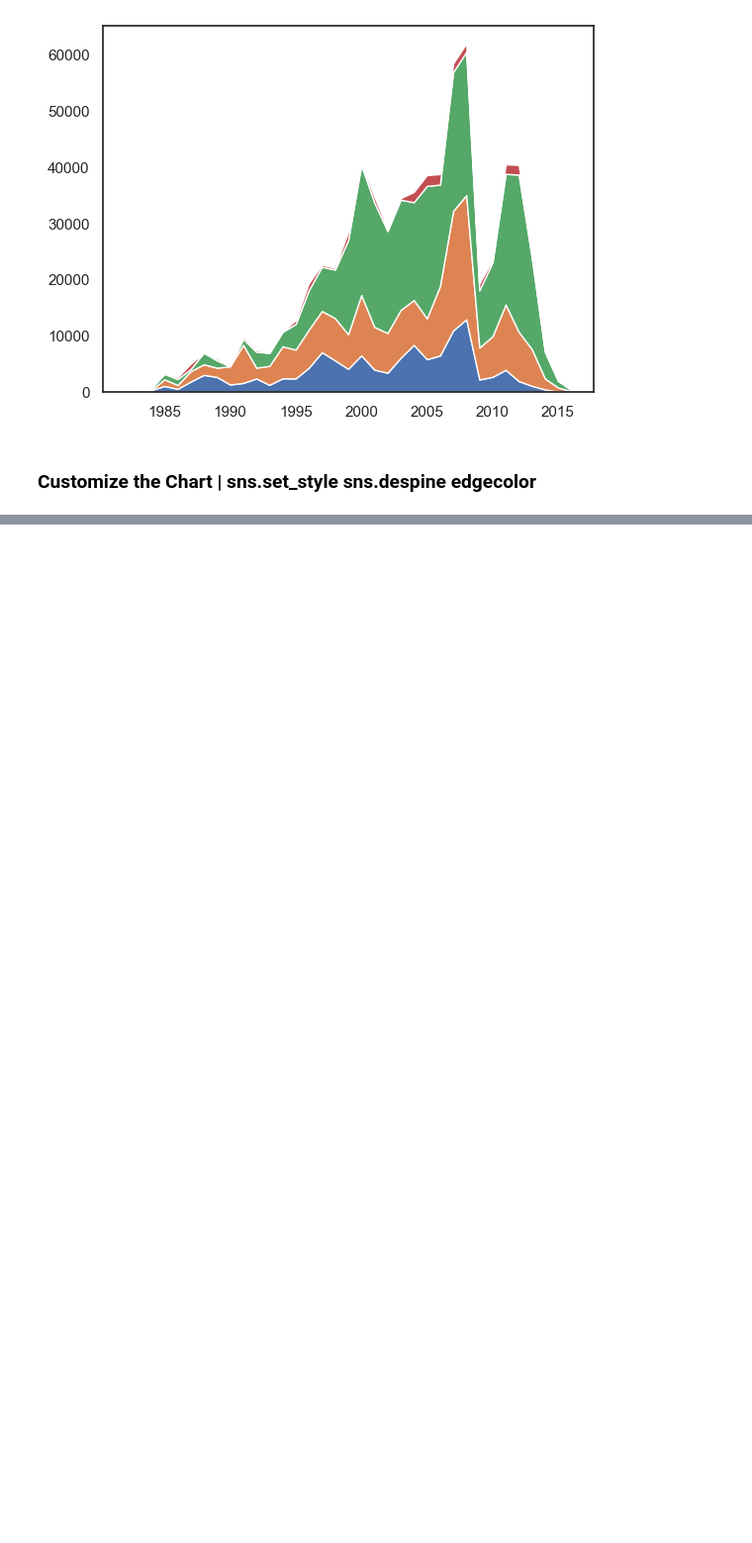
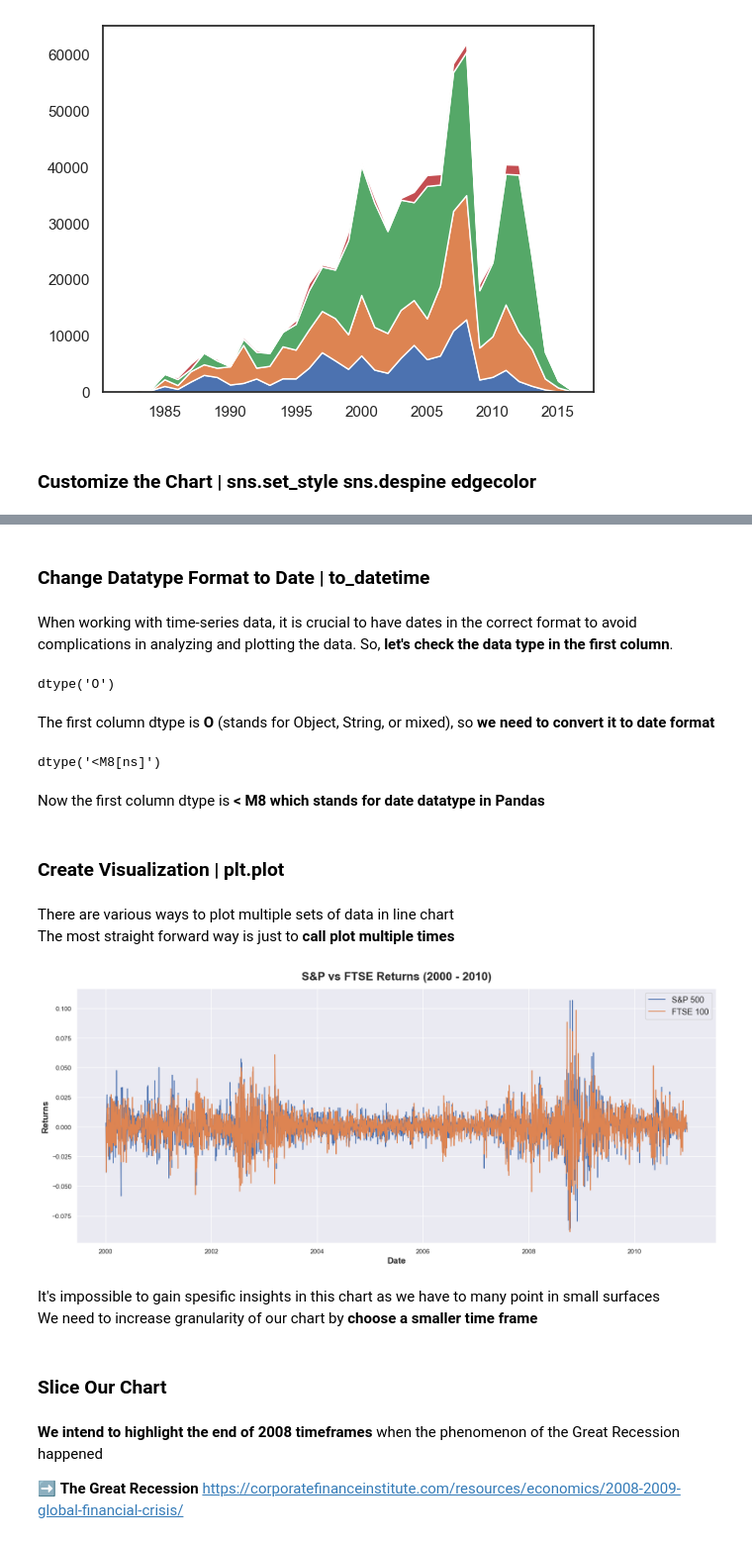
Before and after one commit to withraja/Data-Visualization-Tutorial, a Jupyter notebook: DataViz.ipynb, the cells around one changed output, grey strips where cells are left out. Shown at 99% size. Cells and saved outputs as stored; diff of their text form; code cells hidden in the pictures; blank space fills up the shorter version.

```diff
--- a/DataViz.ipynb
+++ b/DataViz.ipynb
@@ -257,0 +261,8 @@ plt.show()
+# %%
+import pandas as pd
+import matplotlib.pyplot as plt
+import seaborn as sns
+sns.set()
+# %%
+df_stock_market = pd.read_csv("Line_Chart_Dataset.csv")
+df_stock_market.head()
@@ -257,0 +276,45 @@ plt.show()
+# %% [markdown]
+### Change **Datatype Format to Date** | to_datetime
+# %% [markdown]
+When working with time-series data, it is crucial to have dates in the correct format to avoid complications in analyzing and plotting the data. So, **let's check the data type in the first column**.
+# %%
+df_stock_market["Date"].dtypes
+# %% [output]
+dtype('O')
+# %% [markdown]
+The first column dtype is **O** (stands for Object, String, or mixed), so **we need to convert it to date format**
+# %%
+df_stock_market["New_Date"] = pd.to_datetime(df_stock_market["Date"])
+df_stock_market["New_Date"].dtypes
+# %% [output]
+dtype('<M8[ns]')
+# %% [markdown]
+Now the first column dtype is **< M8 which stands for date datatype in Pandas**
+# %% [markdown]
+### Create **Visualization** | plt.**plot**
+# %% [markdown]
+There are various ways to plot multiple sets of data in line chart
+The most straight forward way is just to **call plot multiple times**
+# %%
+labels = ["S&P 500", "FTSE 100"]
+plt.figure(figsize = (20, 8))
+plt.plot(df_stock_market["New_Date"], df_stock_market["GSPC500"])
+plt.plot(df_stock_market["New_Date"], df_stock_market["FTSE100"])
+
+# chart formatting elements: title, labels and legend
+plt.title("S&P vs FTSE Returns (2000 - 2010)", fontsize = 20, fontweight = "bold", pad = 15)
+plt.ylabel("Returns", fontsize = 15, fontweight = "bold")
+plt.xlabel("Date", fontsize = 15, fontweight = "bold")
+plt.legend(labels = labels, fontsize = "large")
+plt.show()
+# %% [output]
+[figure, added]
+# %% [markdown]
+It's impossible to gain spesific insights in this chart as we have to many point in small surfaces
+We need to increase granularity of our chart by **choose a smaller time frame**
+# %% [markdown]
+### **Slice** Our Chart
+# %% [markdown]
+**We intend to highlight the end of 2008 timeframes** when the phenomenon of the Great Recession happened
+
+➡️ **The Great Recession** https://corporatefinanceinstitute.com/resources/economics/2008-2009-global-financial-crisis/
```
Also changed, not shown: parts of 16 cells of this notebook, 4 other files.
